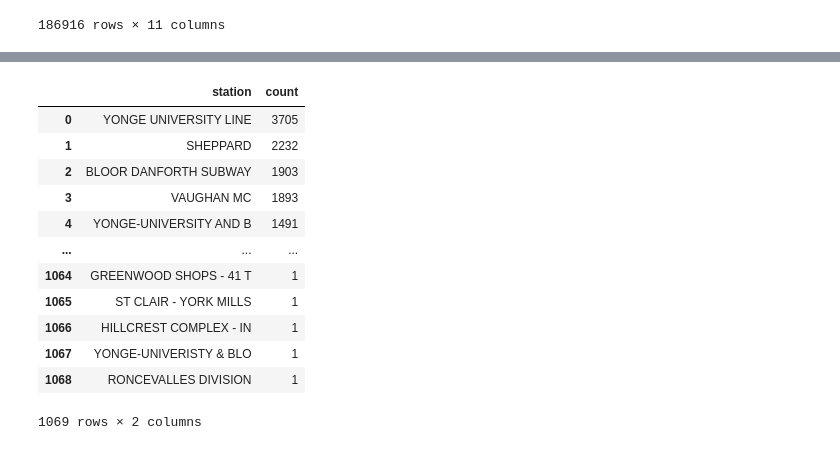
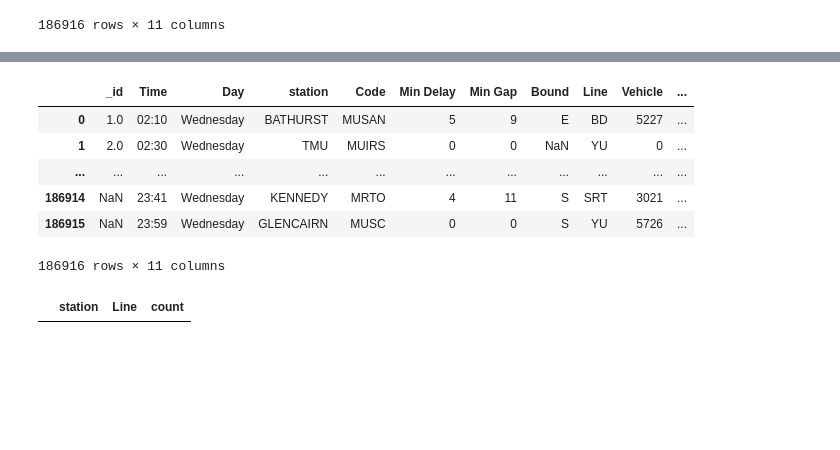
Before and after one commit to DevAwol/TTCdelay, a Jupyter notebook: explore.ipynb, the cells around one changed output, grey strips where cells are left out. Drawn from its saved outputs; the diff is of its cells as text; code cells hidden in the pictures; blank space fills up the shorter version.

```diff
--- a/explore.ipynb
+++ b/explore.ipynb
@@ -328,26 +340,30 @@ FROM clean_delays
+# %%
+pd.set_option('display.min_rows', 5)
+
+con.sql("""
+SELECT *
+FROM clean_delays
+""").df()
+# %% [output]
+|  | _id | Time | Day | station | Code | Min Delay | Min Gap | Bound | Line | Vehicle | ... |
+| 0 | 1.0 | 02:10 | Wednesday | BATHURST | MUSAN | 5 | 9 | E | BD | 5227 | ... |
+| 1 | 2.0 | 02:30 | Wednesday | TMU | MUIRS | 0 | 0 | NaN | YU | 0 | ... |
+| ... | ... | ... | ... | ... | ... | ... | ... | ... | ... | ... | ... |
+| 186914 | NaN | 23:41 | Wednesday | KENNEDY | MRTO | 4 | 11 | S | SRT | 3021 | ... |
+| 186915 | NaN | 23:59 | Wednesday | GLENCAIRN | MUSC | 0 | 0 | S | YU | 5726 | ... |
+186916 rows × 11 columns
 # %%
-pd.set_option('display.min_rows', 25)
+pd.set_option('display.min_rows', 10)
+pd.set_option('display.max_rows', 10)
 
 con.sql("""
-SELECT t1.station, COUNT(*) AS count
+SELECT t1.station, line, COUNT(*) AS count
 FROM clean_delays AS t1
 LEFT JOIN station_trips_clean t2
     ON t1.station = t2.station
-WHERE t2.station IS NULL
-GROUP BY t1.station
+WHERE t2.station IS NULL AND t1.station LIKE '% TO %' AND LINE NOT LIKE 'SRT'
+GROUP BY t1.station, line
 ORDER BY count DESC
 """).df()
 # %% [output]
-|  | station | count |
-| 0 | YONGE UNIVERSITY LINE | 3705 |
-| 1 | SHEPPARD | 2232 |
-| 2 | BLOOR DANFORTH SUBWAY | 1903 |
-| 3 | VAUGHAN MC | 1893 |
-| 4 | YONGE-UNIVERSITY AND B | 1491 |
-| ... | ... | ... |
-| 1064 | GREENWOOD SHOPS - 41 T | 1 |
-| 1065 | ST CLAIR - YORK MILLS | 1 |
-| 1066 | HILLCREST COMPLEX - IN | 1 |
-| 1067 | YONGE-UNIVERISTY & BLO | 1 |
-| 1068 | RONCEVALLES DIVISION | 1 |
+|  | station | Line | count |
-1069 rows × 2 columns
```
Also changed, not shown: parts of 9 cells of this notebook, 2 other files.
